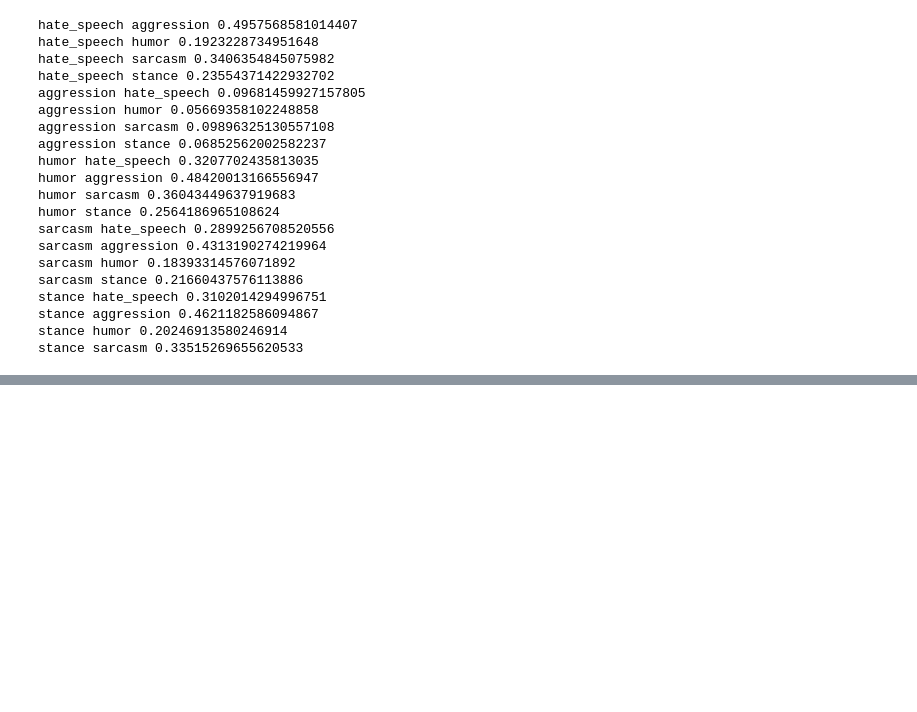
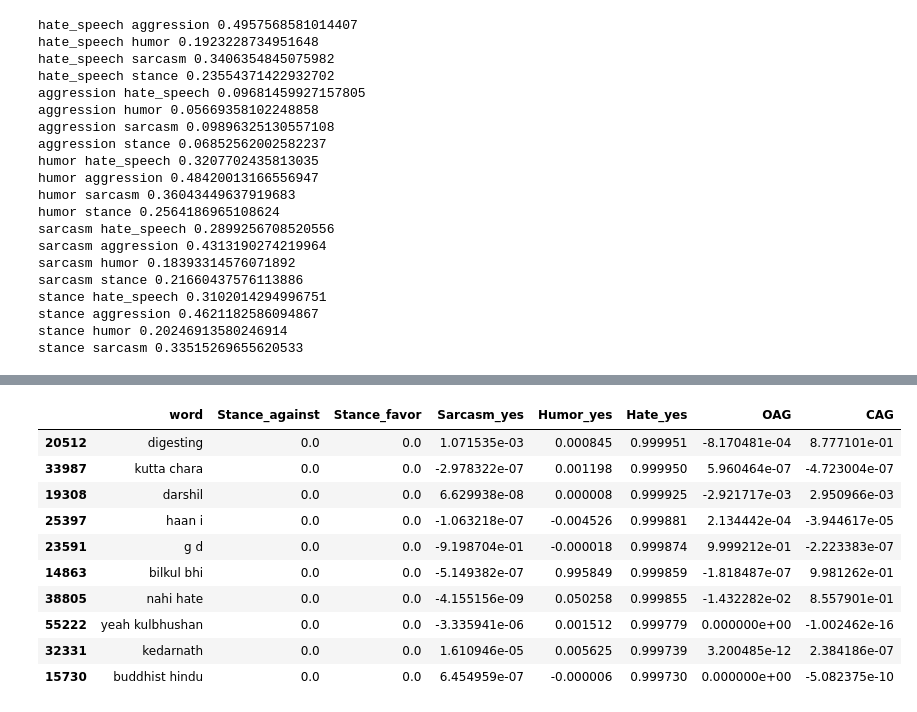
Before and after one commit to victor7246/Hinglish_Hate_Detection, a Jupyter notebook: notebooks/descriptive_study.ipynb, the cells around one changed output, grey strips where cells are left out. Cells and saved outputs as stored; diff of their text form; code cells hidden in the pictures; blank space fills up the shorter version.

```diff
--- a/notebooks/descriptive_study.ipynb
+++ b/notebooks/descriptive_study.ipynb
@@ -163,0 +838,26 @@ stance sarcasm 0.33515269655620533
+# %%
+words = pd.merge(words_hate,words_aggression,how='outer')
+words = pd.merge(words_humor,words,how='outer')
+words = pd.merge(words_sarcasm,words,how='outer')
+words = pd.merge(words_stance,words,how='outer')
+# %%
+words.word = words.word.fillna('')
+words = words.fillna(0)
+# %%
+words.word = words.word.apply(lambda x: re.sub('[^a-zA-Z0-9]',' ',x).strip())
+# %%
+words = words[words.word != '']
+# %%
+words.sort_values(['Hate_yes'],ascending=[False]).head(10)
+# %% [output]
+|  | word | Stance_against | Stance_favor | Sarcasm_yes | Humor_yes | Hate_yes | OAG | CAG |
+| 20512 | digesting | 0.0 | 0.0 | 1.071535e-03 | 0.000845 | 0.999951 | -8.170481e-04 | 8.777101e-01 |
+| 33987 | kutta chara | 0.0 | 0.0 | -2.978322e-07 | 0.001198 | 0.999950 | 5.960464e-07 | -4.723004e-07 |
+| 19308 | darshil | 0.0 | 0.0 | 6.629938e-08 | 0.000008 | 0.999925 | -2.921717e-03 | 2.950966e-03 |
+| 25397 | haan i | 0.0 | 0.0 | -1.063218e-07 | -0.004526 | 0.999881 | 2.134442e-04 | -3.944617e-05 |
+| 23591 | g d | 0.0 | 0.0 | -9.198704e-01 | -0.000018 | 0.999874 | 9.999212e-01 | -2.223383e-07 |
+| 14863 | bilkul bhi | 0.0 | 0.0 | -5.149382e-07 | 0.995849 | 0.999859 | -1.818487e-07 | 9.981262e-01 |
+| 38805 | nahi hate | 0.0 | 0.0 | -4.155156e-09 | 0.050258 | 0.999855 | -1.432282e-02 | 8.557901e-01 |
+| 55222 | yeah kulbhushan | 0.0 | 0.0 | -3.335941e-06 | 0.001512 | 0.999779 | 0.000000e+00 | -1.002462e-16 |
+| 32331 | kedarnath | 0.0 | 0.0 | 1.610946e-05 | 0.005625 | 0.999739 | 3.200485e-12 | 2.384186e-07 |
+| 15730 | buddhist hindu | 0.0 | 0.0 | 6.454959e-07 | -0.000006 | 0.999730 | 0.000000e+00 | -5.082375e-10 |
```
Also changed, not shown: parts of 84 cells of this notebook, 38 other files.
